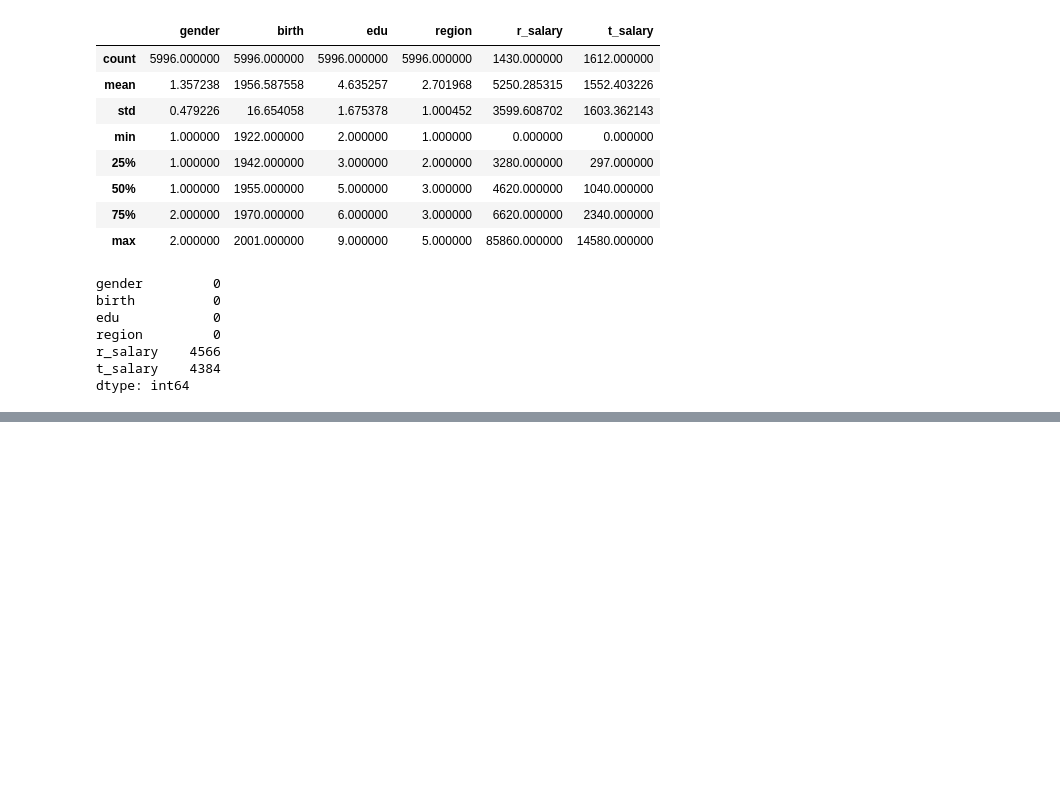
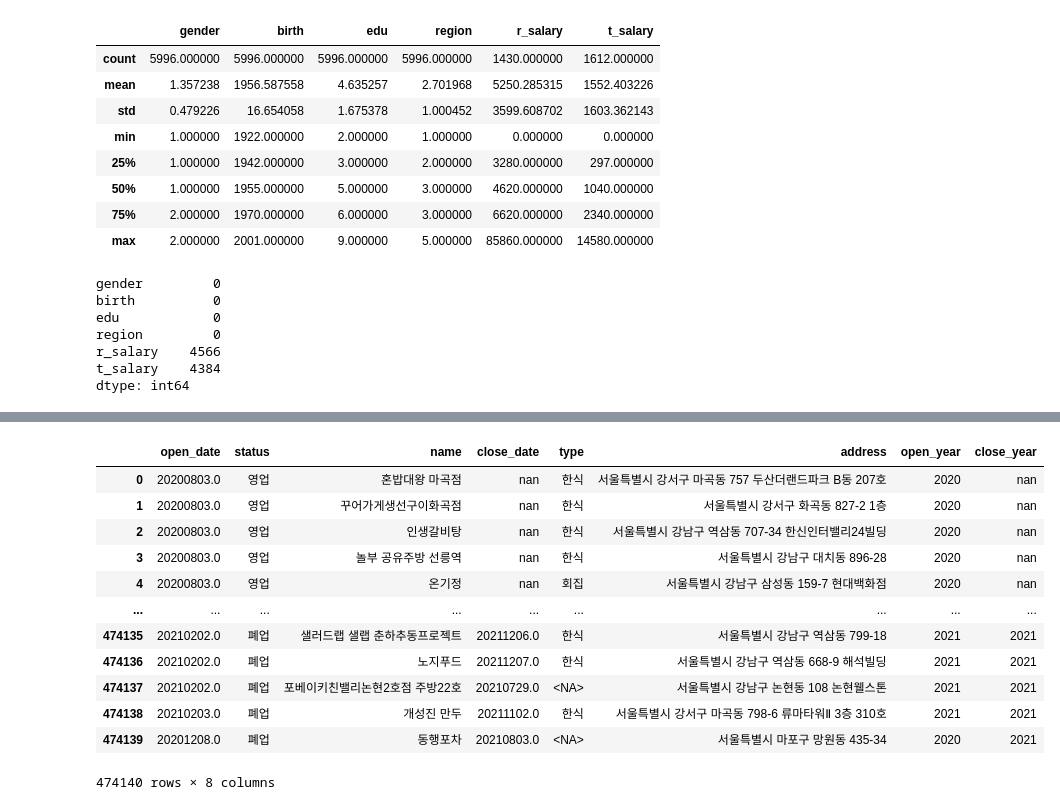
Before and after one commit to Indongspace/for_Data_Analysts-Song, a Jupyter notebook: 빅분기 복습/8장 실전문제.ipynb, the cells around one changed output, grey strips where cells are left out. Saved outputs shown, nothing was run; the diff lists cells and outputs as text; code cells hidden in the pictures; blank space fills up the shorter version.

```diff
--- a/빅분기 복습/8장 실전문제.ipynb
+++ b/빅분기 복습/8장 실전문제.ipynb
@@ -532,0 +743,7 @@ house1['r_salary'] = np.where
+# %%
+food1['type'] = food1['type'].replace(['일식','회집','횟집'],'회집')
+# %%
+food1['type'] = food1['type'].replace(['경양식','패밀리레스토랑'], '레스토랑')
+food1['type'] = food1['type'].replace(['정종/대포집/소주방'], '소주방')
+food1['type'] = food1['type'].replace(['외국음식전문점(인도,태국등)'], '외국음식전문점')
+food1['type'] = food1['type'].replace(['기타','193959.1505'], pd.NA)
@@ -532,0 +754,2 @@ house1['r_salary'] = np.where
+# %%
+food1.loc[food1['open_date'] < food1['open_date'].min(), 'open_date'] = None
@@ -532,0 +772,3 @@ house1['r_salary'] = np.where
+# %%
+food1['open_date'] = food1['open_date'].astype(str)
+food1['open_year'] = food1['open_date'].str.slice(0,4)
@@ -532,0 +791,18 @@ house1['r_salary'] = np.where
+# %%
+food1['close_date'] = food1['close_date'].astype(str)
+food1['close_year'] = food1['close_date'].str.slice(0,4)
+food1
+# %% [output]
+|  | open_date | status | name | close_date | type | address | open_year | close_year |
+| 0 | 20200803.0 | 영업 | 혼밥대왕 마곡점 | nan | 한식 | 서울특별시 강서구 마곡동 757 두산더랜드파크 B동 207호 | 2020 | nan |
+| 1 | 20200803.0 | 영업 | 꾸어가게생선구이화곡점 | nan | 한식 | 서울특별시 강서구 화곡동 827-2 1층 | 2020 | nan |
+| 2 | 20200803.0 | 영업 | 인생갈비탕 | nan | 한식 | 서울특별시 강남구 역삼동 707-34 한신인터밸리24빌딩 | 2020 | nan |
+| 3 | 20200803.0 | 영업 | 놀부 공유주방 선릉역 | nan | 한식 | 서울특별시 강남구 대치동 896-28 | 2020 | nan |
+| 4 | 20200803.0 | 영업 | 온기정 | nan | 회집 | 서울특별시 강남구 삼성동 159-7 현대백화점 | 2020 | nan |
+| ... | ... | ... | ... | ... | ... | ... | ... | ... |
+| 474135 | 20210202.0 | 폐업 | 샐러드랩 샐랩 춘하추동프로젝트 | 20211206.0 | 한식 | 서울특별시 강남구 역삼동 799-18 | 2021 | 2021 |
+| 474136 | 20210202.0 | 폐업 | 노지푸드 | 20211207.0 | 한식 | 서울특별시 강남구 역삼동 668-9 해석빌딩 | 2021 | 2021 |
+| 474137 | 20210202.0 | 폐업 | 포베이키친밸리논현2호점 주방22호 | 20210729.0 | <NA> | 서울특별시 강남구 논현동 108 논현웰스톤 | 2021 | 2021 |
+| 474138 | 20210203.0 | 폐업 | 개성진 만두 | 20211102.0 | 한식 | 서울특별시 강서구 마곡동 798-6 류마타워Ⅱ 3층 310호 | 2021 | 2021 |
+| 474139 | 20201208.0 | 폐업 | 동행포차 | 20210803.0 | <NA> | 서울특별시 마포구 망원동 435-34 | 2020 | 2021 |
+474140 rows × 8 columns
```
Also changed, not shown: parts of 42 cells of this notebook.
